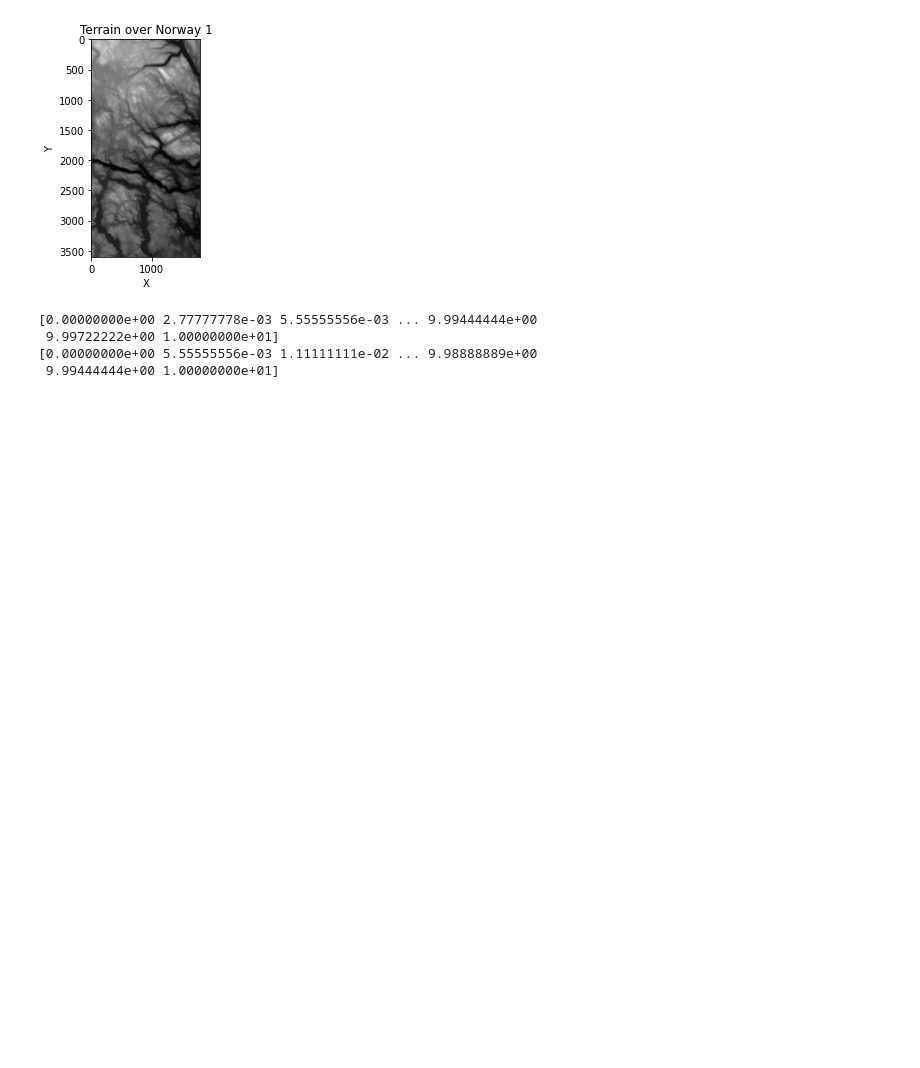
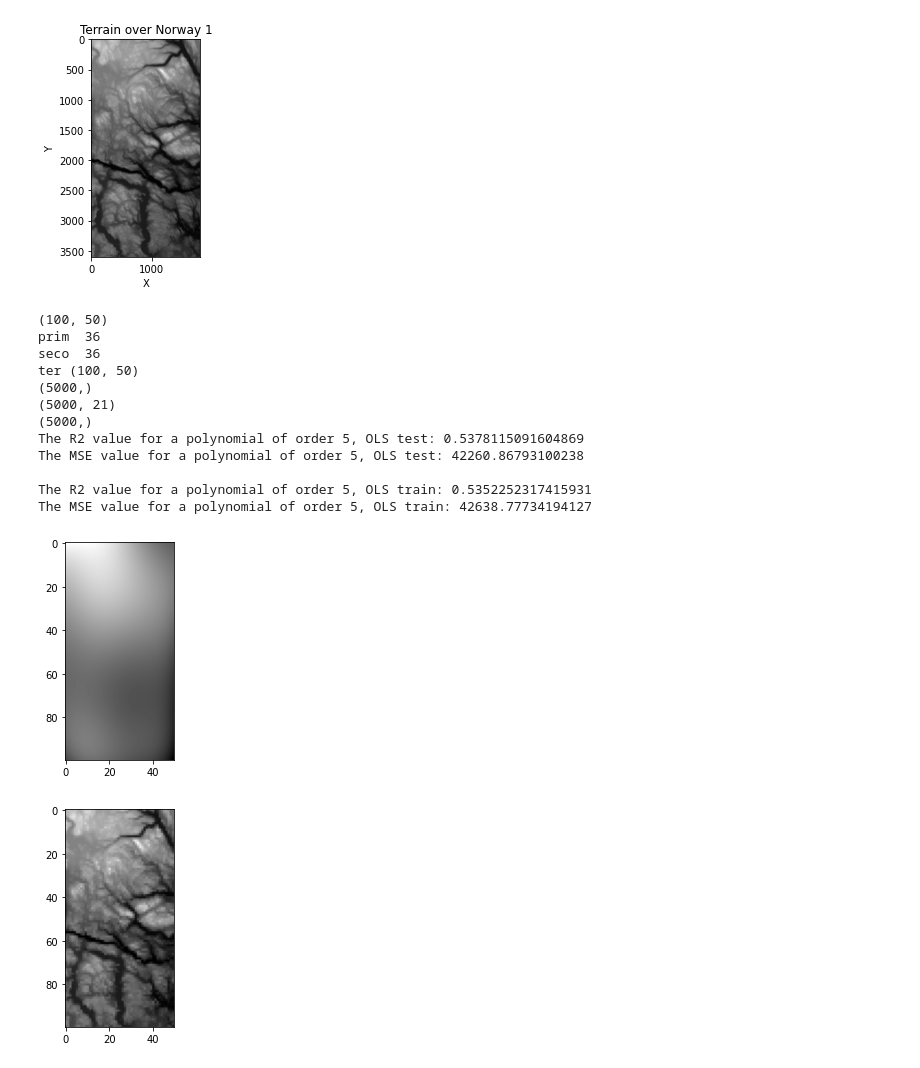
Before and after one commit to espentn/FYS-STK3155, a Jupyter notebook: FYS-STK3155.ipynb, the cells around one changed output. Saved outputs shown, nothing was run; the diff lists cells and outputs as text; code cells hidden in the pictures; blank space fills up the shorter version.

```diff
--- a/FYS-STK3155.ipynb
+++ b/FYS-STK3155.ipynb
@@ -691,17 +691,63 @@ plt.show()
 # %% [output]
 (3601, 1801)
 [figure]
-# %%
-dim = np.shape(terrain1);
-ordi = np.linspace(0,10,dim[0]);
-absc = np.linspace(0,10,dim[1]);
-
-print(ordi)
-print(absc)
-# [img.X,img.Y] = meshgrid(x,y);
-# %% [output]
-[0.00000000e+00 2.77777778e-03 5.55555556e-03 ... 9.99444444e+00
- 9.99722222e+00 1.00000000e+01]
-[0.00000000e+00 5.55555556e-03 1.11111111e-02 ... 9.98888889e+00
- 9.99444444e+00 1.00000000e+01]
+# %%
+# np.random.seed(2020)
+
+newLength = 100
+x1 = np.linspace(0,5,np.int(newLength/2))
+x2 = np.linspace(0,10,newLength)
+x1, x2 = np.meshgrid(x1,x2)
+print(x1.shape)
+
+primStep = np.floor(1/newLength*3601).astype(int)
+print("prim ", primStep)
+secoStep = np.floor(1/np.int(newLength/2)*1801).astype(int)
+print("seco ", secoStep)
+
+ter = terrain1[1::primStep, 1::secoStep]
+print("ter", ter.shape)
+y = ter.ravel()
+print(y.shape)
+degree = 5
+X = createDesignMatrix(x1,x2,degree)
+print(X.shape)
+
+X_train, X_test, y_train, y_test = train_test_split(X,y,test_size=0.3)
+X_train, X_test = Scale(X_train, X_test)
+
+beta = np.linalg.pinv(X_train.T.dot(X_train)).dot(X_train.T).dot(y_train)
+y_tilde = (X_train @ beta)
+y_pred = (X_test @ beta)
+
+scaler = StandardScaler()
+scaler.fit(X[:,1:])
+X[:,1:] = scaler.transform(X[:,1:])
+
+beta = np.linalg.pinv(X.T.dot(X)).dot(X.T).dot(y)
+y_new = (X @ beta)
+print(y_new.shape)
+plt.figure()
+plt.imshow(y_new.reshape(newLength,(np.int(newLength/2))), cmap='gray')
+plt.figure()
+plt.imshow(ter.reshape((newLength,np.int(newLength/2))), cmap='gray')
+print(f"The R2 value for a polynomial of order {degree}, OLS test: {R2(y_test, y_pred)}")
+print(f"The MSE value for a polynomial of order {degree}, OLS test: {MSE(y_test, y_pred)}")
+print(f"\nThe R2 value for a polynomial of order {degree}, OLS train: {R2(y_train, y_tilde)}")
+print(f"The MSE value for a polynomial of order {degree}, OLS train: {MSE(y_train, y_tilde)}")
+# %% [output]
+(100, 50)
+prim  36
+seco  36
+ter (100, 50)
+(5000,)
+(5000, 21)
+(5000,)
+The R2 value for a polynomial of order 5, OLS test: 0.5378115091604869
+The MSE value for a polynomial of order 5, OLS test: 42260.86793100238
+
+The R2 value for a polynomial of order 5, OLS train: 0.5352252317415931
+The MSE value for a polynomial of order 5, OLS train: 42638.77734194127
+[figure, added]
+[figure, added]
 # %%
```
Also changed, not shown: parts of 2 cells of this notebook.
